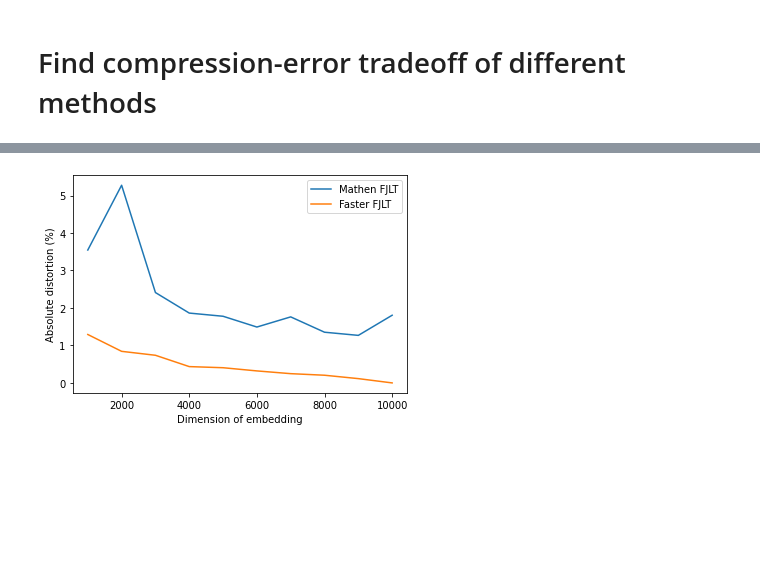
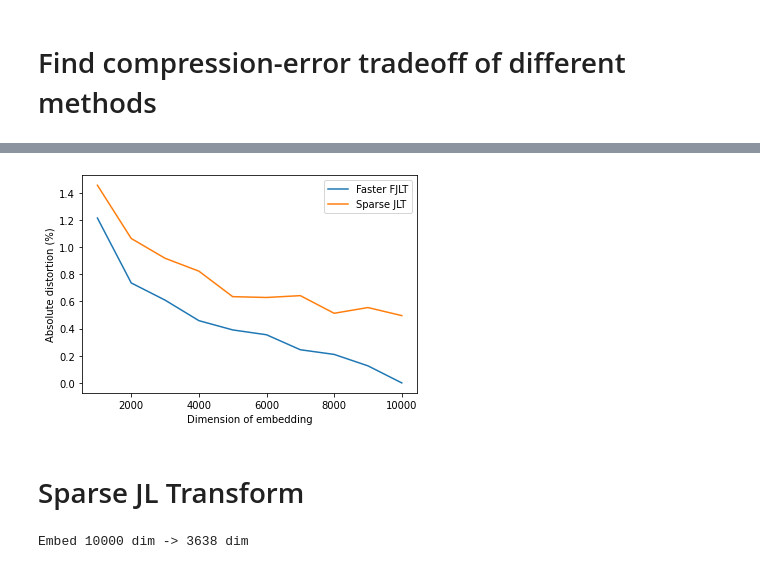
Before and after one commit to nipunagarwala/ee364b-final-project, a Jupyter notebook: FJLTDemo.ipynb, the cells around one changed output, grey strips where cells are left out. Drawn from its saved outputs; the diff is of its cells as text; code cells hidden in the pictures; blank space fills up the shorter version.

```diff
--- a/FJLTDemo.ipynb
+++ b/FJLTDemo.ipynb
@@ -96,7 +116,7 @@ def fjlt_dct(A, k):
 # Parameters
 d = 10000  # Dimension of each point
 N = 100    # Number of points
-k = johnson_lindenstrauss_min_dim(d, eps=0.1)  # Dimension to embed to
+k = johnson_lindenstrauss_min_dim(d, eps=0.15)  # Dimension to embed to
 print('Embed {} dim -> {} dim'.format(d, k))
 
 # Generate data matrix A. Each data point is a column vector.
@@ -147,6 +172,7 @@ k_list = np.arange(1000, 10001, 1000)  # [1000, 2000, ..., 10000]
 # %%
 # time_mathen, errhist_mathen = run_many_k(A, k_list, fjlt_mathen)
 time_sfd, errhist_sfd = run_many_k(A, k_list, fjlt_sfd)
+time_sjl, errhist_sjl = run_many_k(A, k_list, sjlt_dense_rep)
 # %%
 # plt.plot(k_list, time_mathen * 1e3, label='Mathen FJLT')
 plt.plot(k_list, time_sfd * 1e3, label='Faster FJLT')
@@ -159,9 +186,12 @@ plt.show()
 # %%
 # plt.plot(k_list, errhist_mathen * 100, label='Mathen FJLT')
 plt.plot(k_list, errhist_sfd * 100, label='Faster FJLT')
+plt.plot(k_list, errhist_sjl * 100, label='Sparse JLT')
 plt.xlabel('Dimension of embedding')
 plt.ylabel('Absolute distortion (%)')
 plt.legend()
 plt.show()
 # %% [output]
-[figure, old version]
+[figure, new version]
+# %% [markdown]
+# Sparse JL Transform
@@ -167,0 +227,11 @@ plt.show()
+# %%
+# Parameters
+d = 10000  # Dimension of each point
+N = 100    # Number of points
+k = johnson_lindenstrauss_min_dim(d, eps=0.15)  # Dimension to embed to
+print('Embed {} dim -> {} dim'.format(d, k))
+
+# Generate data matrix A. Each data point is a row vector.
+A = sparse.csc_matrix(np.random.rand(N, d))
+# %% [output]
+Embed 10000 dim -> 3638 dim
```
Also changed, not shown: parts of 19 cells of this notebook, 2 other files.
